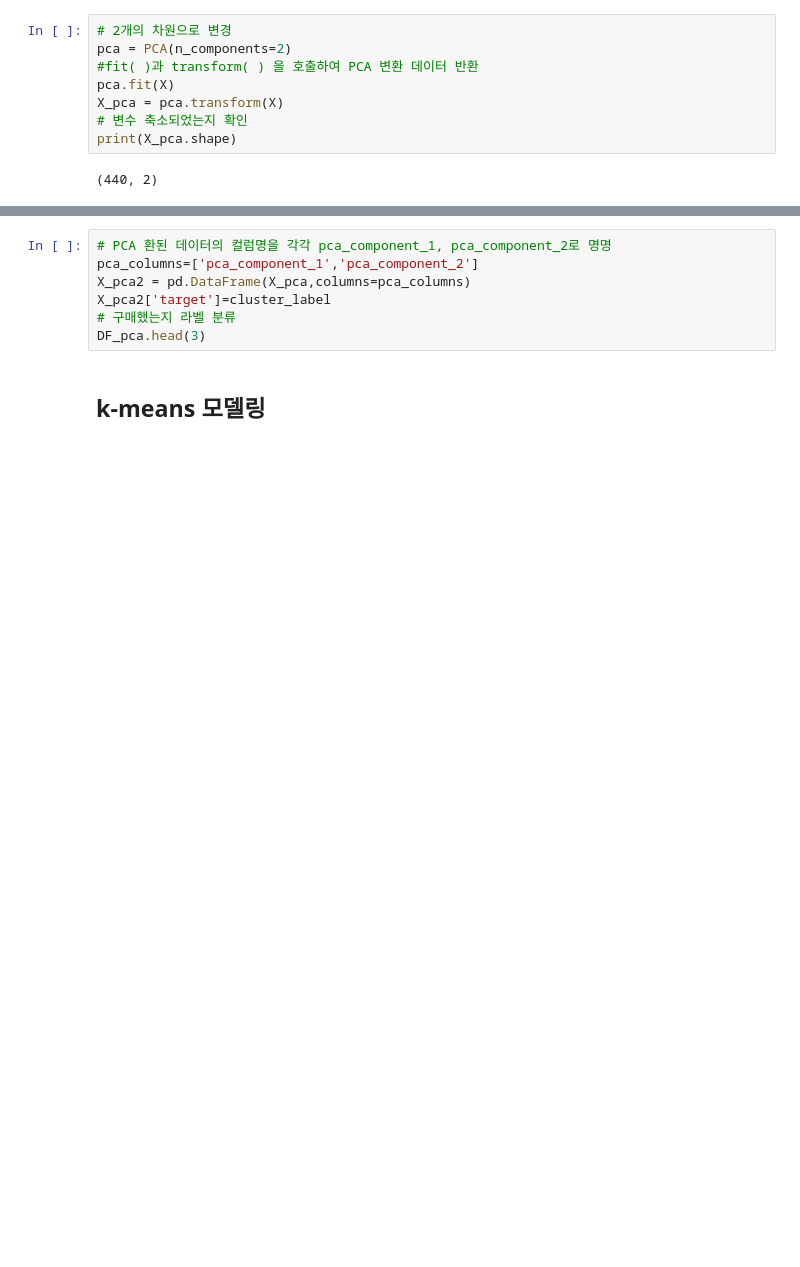
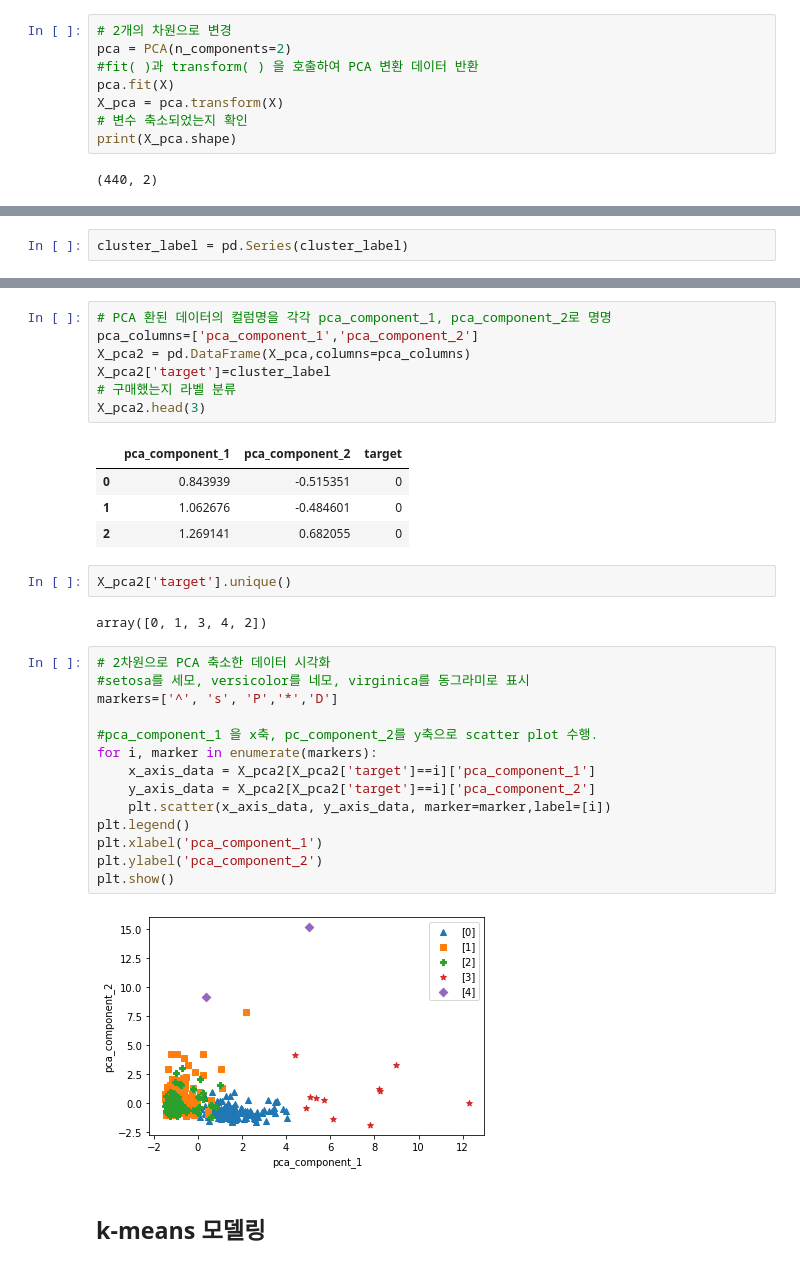
Before and after one commit to Areum120/DataAnalysis_Practice, a Jupyter notebook: wholesale customers k-means Clustering.ipynb, the cells around one changed output, grey strips where cells are left out. Drawn from its saved outputs; the diff is of its cells as text; blank space fills up the shorter version.

```diff
--- a/wholesale customers k-means Clustering.ipynb
+++ b/wholesale customers k-means Clustering.ipynb
@@ -122,0 +123,2 @@ array([1, 1, 1, 0, 1, 1, 1, 1, 0, 1, 1, 1, 1, 1, 1, 0, 1, 0, 1, 0, 1, 0,
+# %%
+cluster_label = pd.Series(cluster_label)
@@ -126,7 +143,32 @@ pca_columns=['pca_component_1','pca_component_2']
 X_pca2 = pd.DataFrame(X_pca,columns=pca_columns)
 X_pca2['target']=cluster_label
 # 구매했는지 라벨 분류
-DF_pca.head(3)
+X_pca2.head(3)
+# %% [output]
+|  | pca_component_1 | pca_component_2 | target |
+| 0 | 0.843939 | -0.515351 | 0 |
+| 1 | 1.062676 | -0.484601 | 0 |
+| 2 | 1.269141 | 0.682055 | 0 |
+# %%
+X_pca2['target'].unique()
+# %% [output]
+array([0, 1, 3, 4, 2])
+# %%
+# 2차원으로 PCA 축소한 데이터 시각화
+#setosa를 세모, versicolor를 네모, virginica를 동그라미로 표시
+markers=['^', 's', 'P','*','D']
+
+#pca_component_1 을 x축, pc_component_2를 y축으로 scatter plot 수행.
+for i, marker in enumerate(markers):
+    x_axis_data = X_pca2[X_pca2['target']==i]['pca_component_1']
+    y_axis_data = X_pca2[X_pca2['target']==i]['pca_component_2']
+    plt.scatter(x_axis_data, y_axis_data, marker=marker,label=[i])
+plt.legend()
+plt.xlabel('pca_component_1')
+plt.ylabel('pca_component_2')
+plt.show()
+# %% [output]
+[figure, added]
 # %% [markdown]
 ## k-means 모델링
 # %%
```
Also changed, not shown: parts of 9 cells of this notebook.
